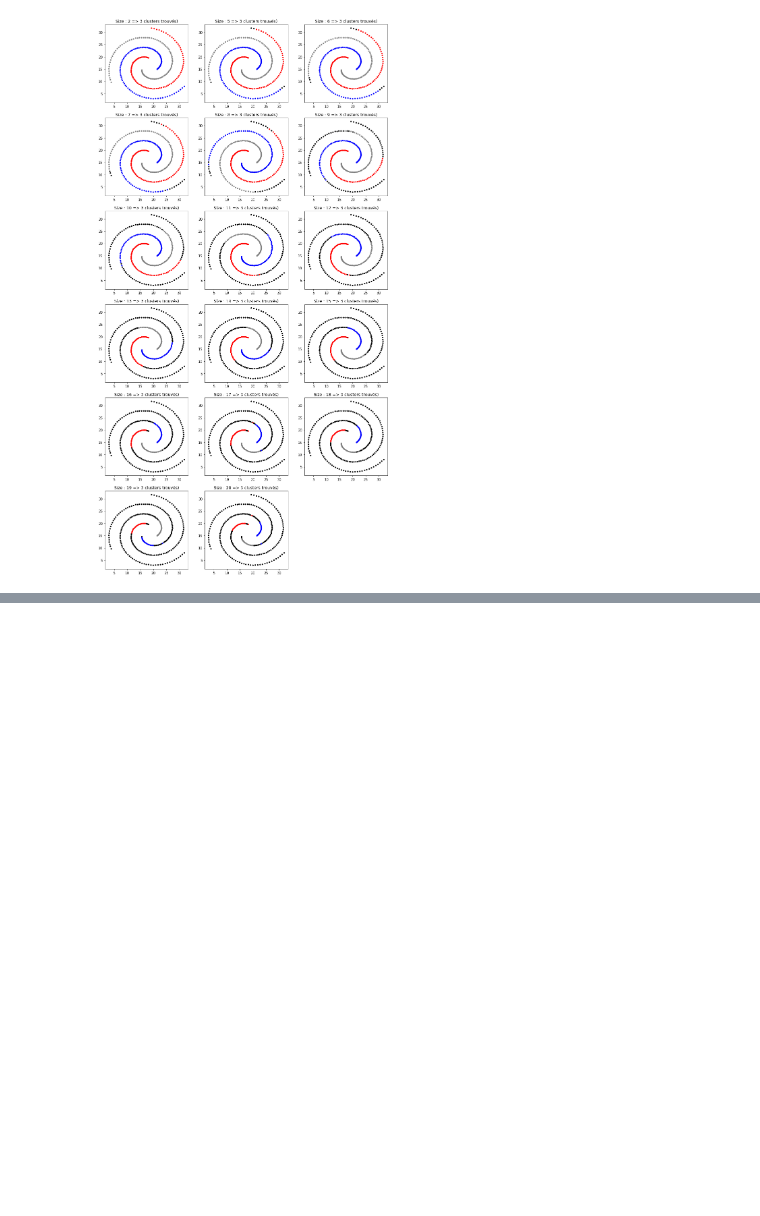
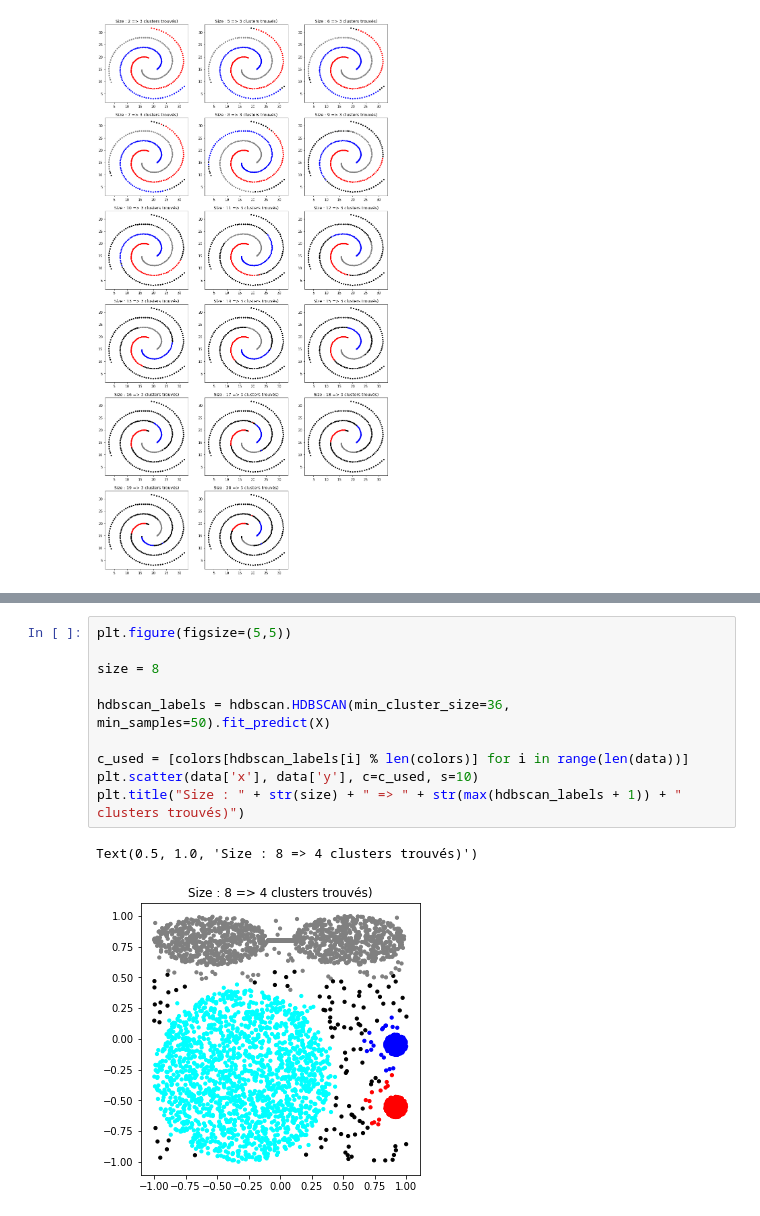
Before and after one commit to pierremrg/ApprentissageNS, a Jupyter notebook: dbscan.ipynb, the cells around one changed output, grey strips where cells are left out. Cells and saved outputs as stored; diff of their text form; blank space fills up the shorter version.

```diff
--- a/dbscan.ipynb
+++ b/dbscan.ipynb
@@ -600,0 +642,13 @@ for size in range(2, max_size):
+# %%
+plt.figure(figsize=(5,5))
+
+size = 8
+
+hdbscan_labels = hdbscan.HDBSCAN(min_cluster_size=36, min_samples=50).fit_predict(X)
+
+c_used = [colors[hdbscan_labels[i] % len(colors)] for i in range(len(data))]
+plt.scatter(data['x'], data['y'], c=c_used, s=10)
+plt.title("Size : " + str(size) + " => " + str(max(hdbscan_labels + 1)) + " clusters trouvés)")
+# %% [output]
+Text(0.5, 1.0, 'Size : 8 => 4 clusters trouvés)')
+[figure, added]
```
Also changed, not shown: parts of 3 cells of this notebook.
